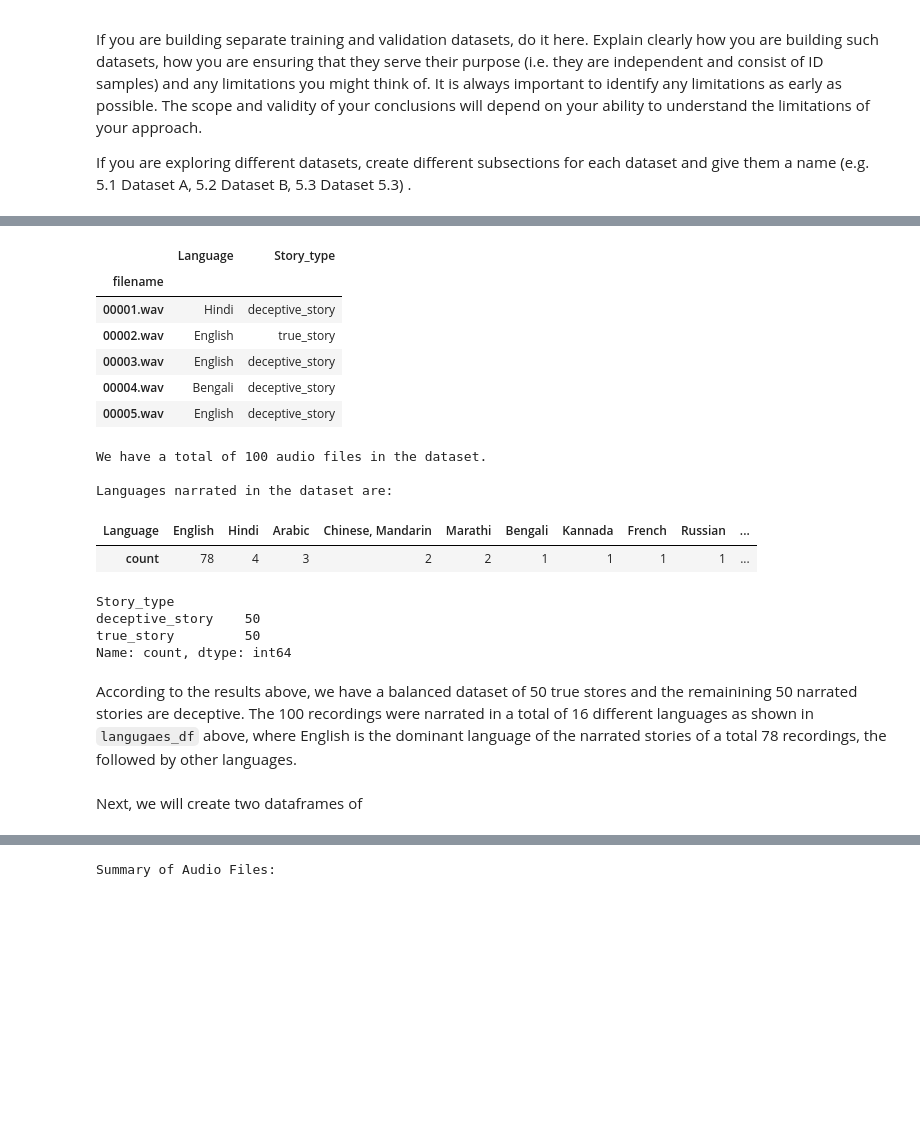
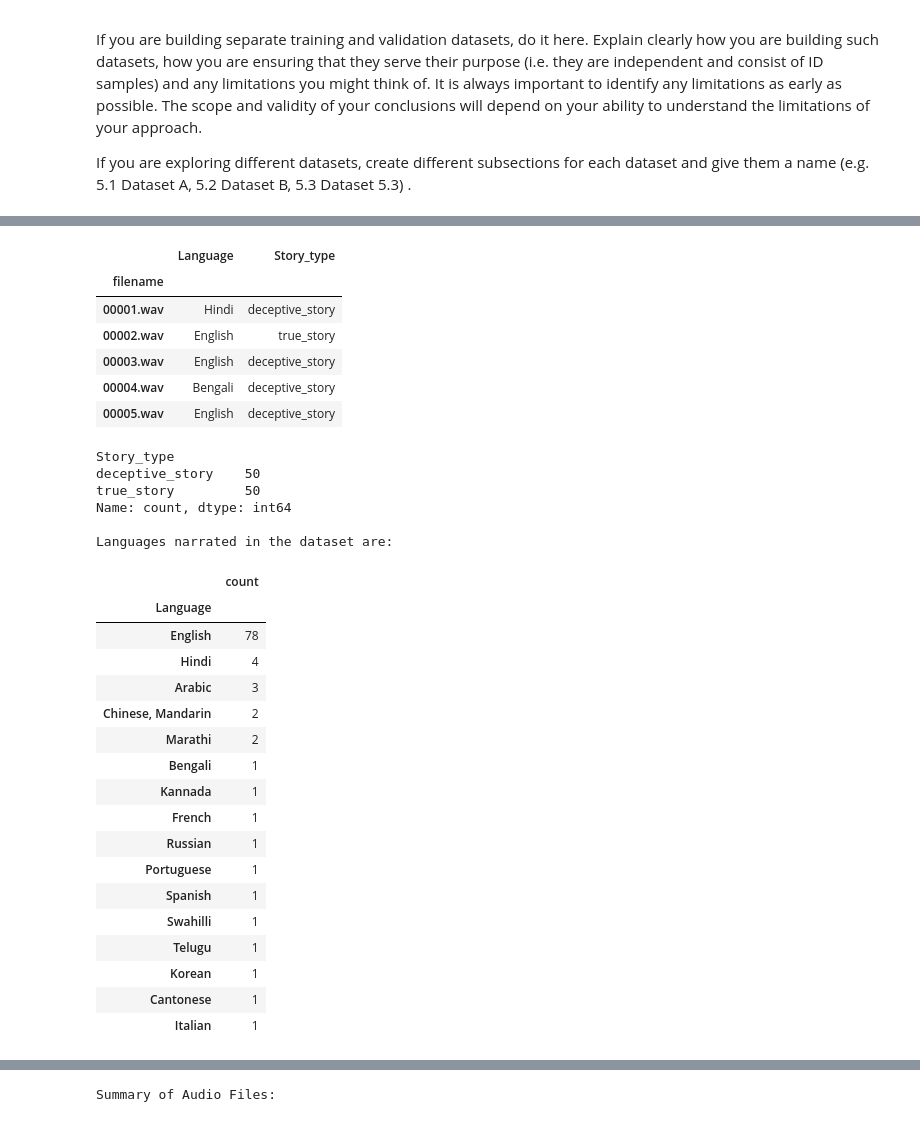
Before and after one commit to Ericazzzzzz/Mile-End-Deceptive-Storytelling-Detection, a Jupyter notebook: ECS7020P_miniproject_submission.ipynb, the cells around one changed output, grey strips where cells are left out. Drawn from its saved outputs; the diff is of its cells as text; code cells hidden in the pictures; blank space fills up the shorter version.

```diff
--- a/ECS7020P_miniproject_submission.ipynb
+++ b/ECS7020P_miniproject_submission.ipynb
@@ -246,45 +306,50 @@ The MLEnd Deception Dataset comprises 100 raw audio recordings of narrated stori
 # %%
 #Data Loading
-import numpy as np
 import pandas as pd
-from tqdm import tqdm
 
 base_path = './MLEnd/deception/MLEndDD_stories_small/'
 MLEND_df = pd.read_csv('./MLEnd/deception/MLEndDD_story_attributes_small.csv').set_index('filename')
 files = [base_path + file for file in MLEND_df.index]
-
 display(MLEND_df.head())
-print(f"We have a total of {len(files)} audio files in the dataset.")
-
-
-#Langauge Distribution
-language_counts = MLEND_df['Language'].value_counts()
-language_df = pd.DataFrame(language_counts).transpose()
-language_df['Sum'] = language_counts.sum()
-print("\nLanguages narrated in the dataset are:")
-display(language_df)
 
 #Data Distribution
 story_type_counts = MLEND_df['Story_type'].value_counts()
 print(story_type_counts)
+
+#Langauge Distribution
+language_counts = MLEND_df['Language'].value_counts()
+language_df = pd.DataFrame(language_counts)
+print("\nLanguages narrated in the dataset are:")
+display(language_df)
 # %% [output]
 |  | Language | Story_type |
 | filename |  |  |
 | 00001.wav | Hindi | deceptive_story |
 | 00002.wav | English | true_story |
 | 00003.wav | English | deceptive_story |
 | 00004.wav | Bengali | deceptive_story |
 | 00005.wav | English | deceptive_story |
-We have a total of 100 audio files in the dataset.
+Story_type
+deceptive_story    50
+true_story         50
+Name: count, dtype: int64
 
 Languages narrated in the dataset are:
-| Language | English | Hindi | Arabic | Chinese, Mandarin | Marathi | Bengali | Kannada | French | Russian | ... |
-| count | 78 | 4 | 3 | 2 | 2 | 1 | 1 | 1 | 1 | ... |
+|  | count |
+| Language |  |
+| English | 78 |
+| Hindi | 4 |
+| Arabic | 3 |
+| Chinese, Mandarin | 2 |
+| Marathi | 2 |
+| Bengali | 1 |
+| Kannada | 1 |
+| French | 1 |
+| Russian | 1 |
+| Portuguese | 1 |
+| Spanish | 1 |
+| Swahilli | 1 |
+| Telugu | 1 |
+| Korean | 1 |
+| Cantonese | 1 |
+| Italian | 1 |
-Story_type
-deceptive_story    50
-true_story         50
-Name: count, dtype: int64
-# %% [markdown]
-According to the results above, we have a balanced dataset of 50 true stores and the remainining 50 narrated stories are deceptive. The 100 recordings were narrated in a total of 16 different languages as shown in `langugaes_df` above, where English is the dominant language of the narrated stories of a total 78 recordings, the followed by other languages.
-# %% [markdown]
-Next, we will create two dataframes of
```
Also changed, not shown: parts of 32 cells of this notebook, 1 other file.
